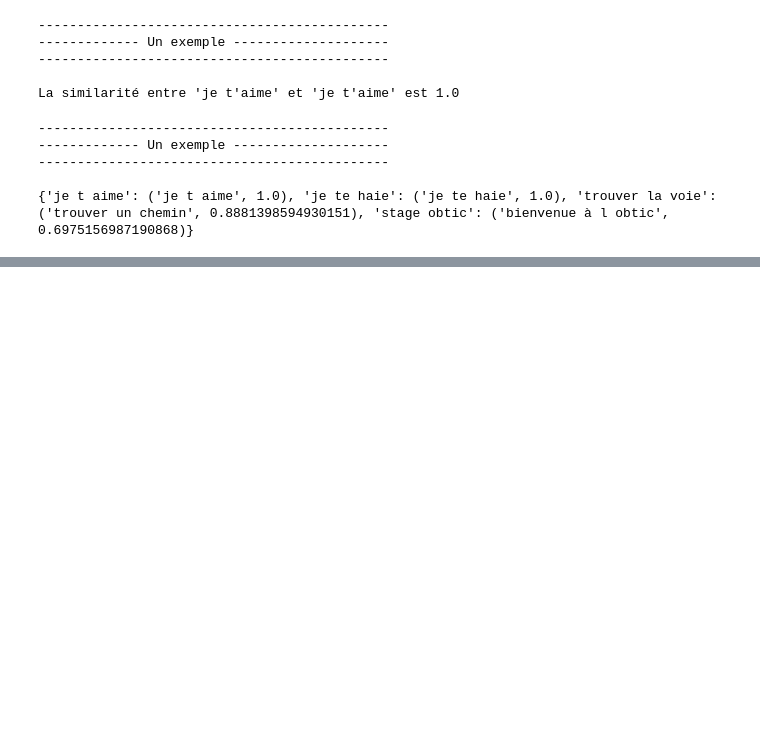
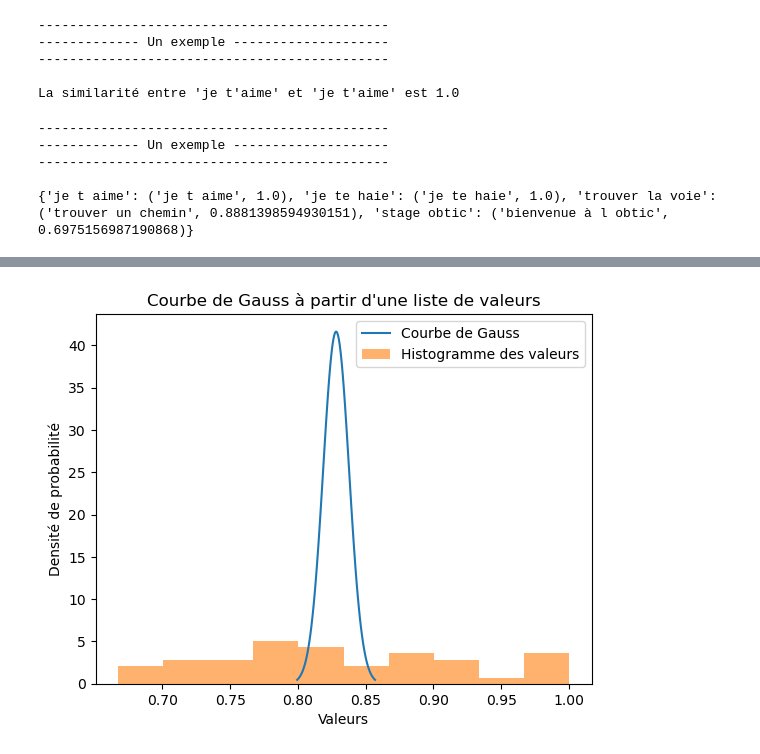
Before and after one commit to obtic-sorbonne/ontologies, a Jupyter notebook: code_me/book.ipynb, the cells around one changed output, grey strips where cells are left out. Cells and saved outputs as stored; diff of their text form; code cells hidden in the pictures; blank space fills up the shorter version.

```diff
--- a/code_me/book.ipynb
+++ b/code_me/book.ipynb
@@ -1220,0 +865,19 @@ auteurs = [
+# %%
+# Calcul de la moyenne et de l'écart-type
+moyenne = np.mean(list_mean_crom)
+ecart_type = np.mean(liste_std_crom)
+
+# Création d'une distribution normale
+x = np.linspace(moyenne - 3 * ecart_type, moyenne + 3 * ecart_type, 100)
+y = (1 / (ecart_type * np.sqrt(2 * np.pi))) * np.exp(-(x - moyenne)**2 / (2 * ecart_type**2))
+
+# Affichage de la courbe de Gauss
+plt.plot(x, y, label='Courbe de Gauss')
+plt.hist(list_mean_crom, bins=10, density=True, alpha=0.6, label='Histogramme des valeurs')
+plt.xlabel('Valeurs')
+plt.ylabel('Densité de probabilité')
+plt.title('Courbe de Gauss à partir d\'une liste de valeurs')
+plt.legend()
+plt.show()
+# %% [output]
+[figure, added]
```
Also changed, not shown: parts of 78 cells of this notebook, 12 other files.
